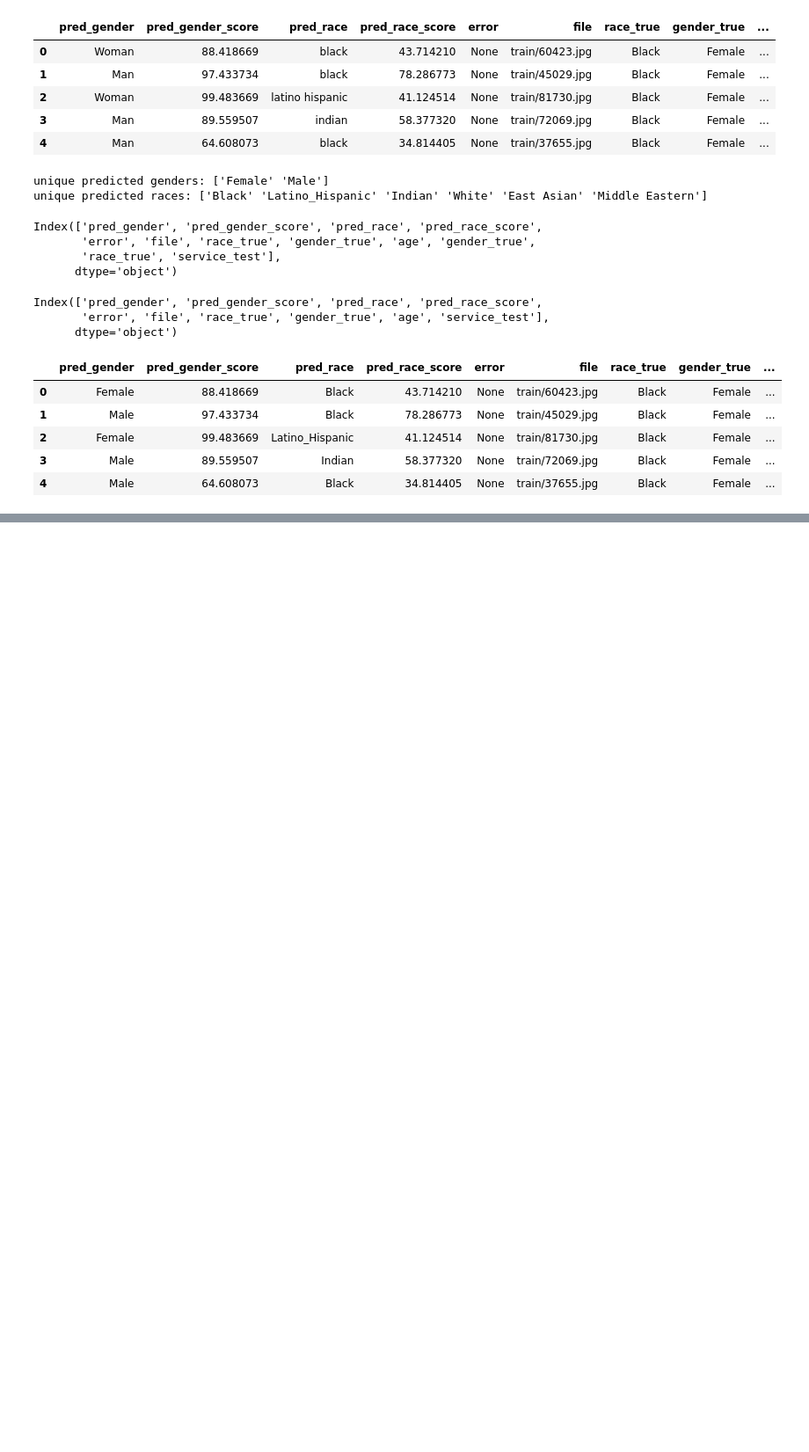
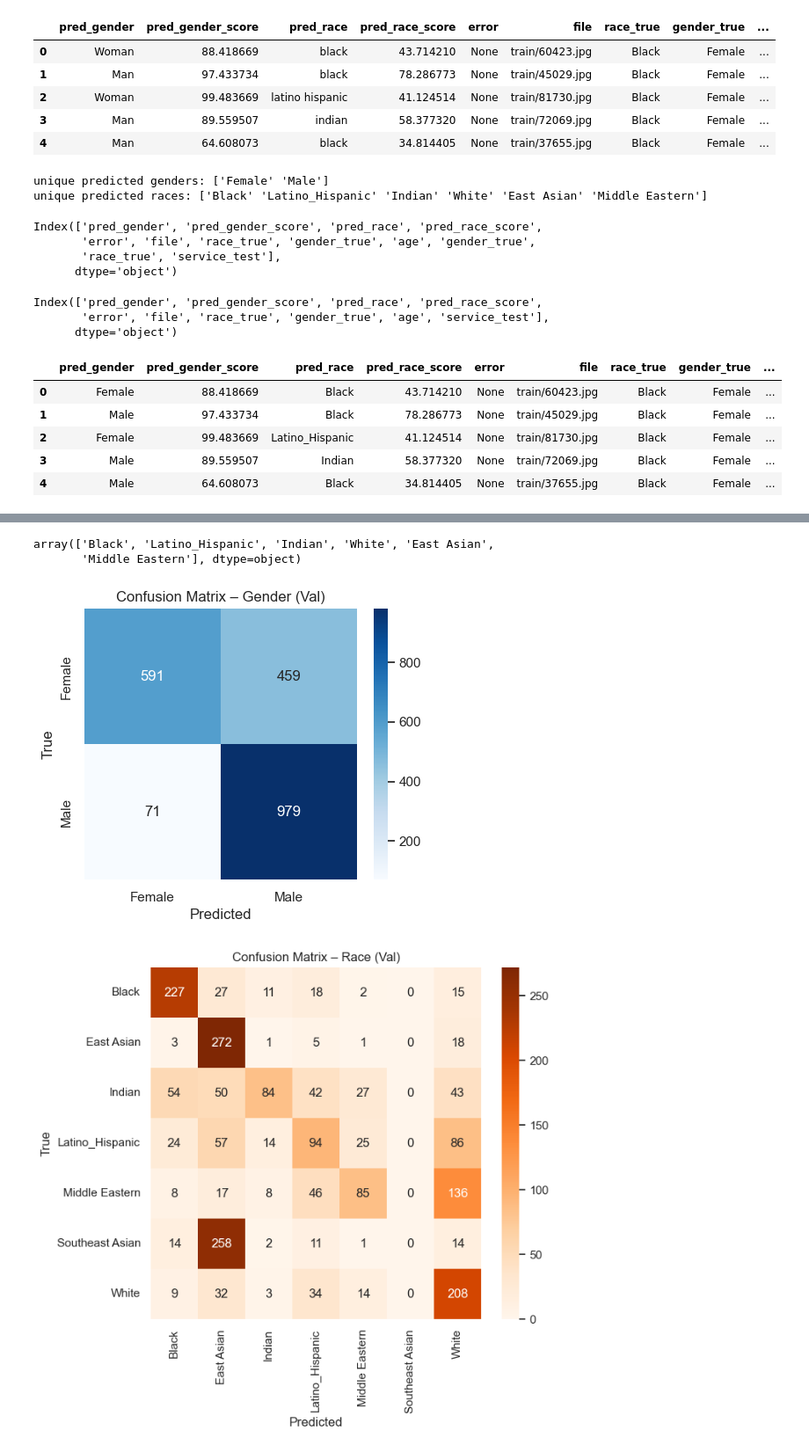
Before and after one commit to leobideau/capestone-fairness-audit, a Jupyter notebook: notebooks/03_baseline_evaluation.ipynb, the cells around one changed output, grey strips where cells are left out. Shown: that part at 88% size. Saved outputs shown, nothing was run; the diff lists cells and outputs as text; code cells hidden in the pictures; blank space fills up the shorter version.

Commit message:
final version with graphes

```diff
--- a/notebooks/03_baseline_evaluation.ipynb
+++ b/notebooks/03_baseline_evaluation.ipynb
@@ -107,0 +148,5 @@ train.head()
+# %%
+train["pred_race"].unique()
+# %% [output]
+array(['Black', 'Latino_Hispanic', 'Indian', 'White', 'East Asian',
+       'Middle Eastern'], dtype=object)
@@ -107,0 +156,27 @@ train.head()
+# %%
+from sklearn.metrics import confusion_matrix
+import seaborn as sns
+import matplotlib.pyplot as plt
+
+cm_gender = confusion_matrix(val["gender_true"], val["pred_gender"])
+plt.figure(figsize=(5,4))
+sns.heatmap(cm_gender, annot=True, fmt="d", cmap="Blues",
+            xticklabels=val["gender_true"].unique(),
+            yticklabels=val["gender_true"].unique())
+plt.title("Confusion Matrix – Gender (Val)")
+plt.xlabel("Predicted")
+plt.ylabel("True")
+plt.show()
+
+cm_race = confusion_matrix(val["race_true"], val["pred_race"])
+plt.figure(figsize=(7,6))
+sns.heatmap(cm_race, annot=True, fmt="d", cmap="Oranges",
+            xticklabels=sorted(val["race_true"].unique()),
+            yticklabels=sorted(val["race_true"].unique()))
+plt.title("Confusion Matrix – Race (Val)")
+plt.xlabel("Predicted")
+plt.ylabel("True")
+plt.show()
+# %% [output]
+[figure, added]
+[figure, added]
```
Also changed, not shown: parts of 13 cells of this notebook.
